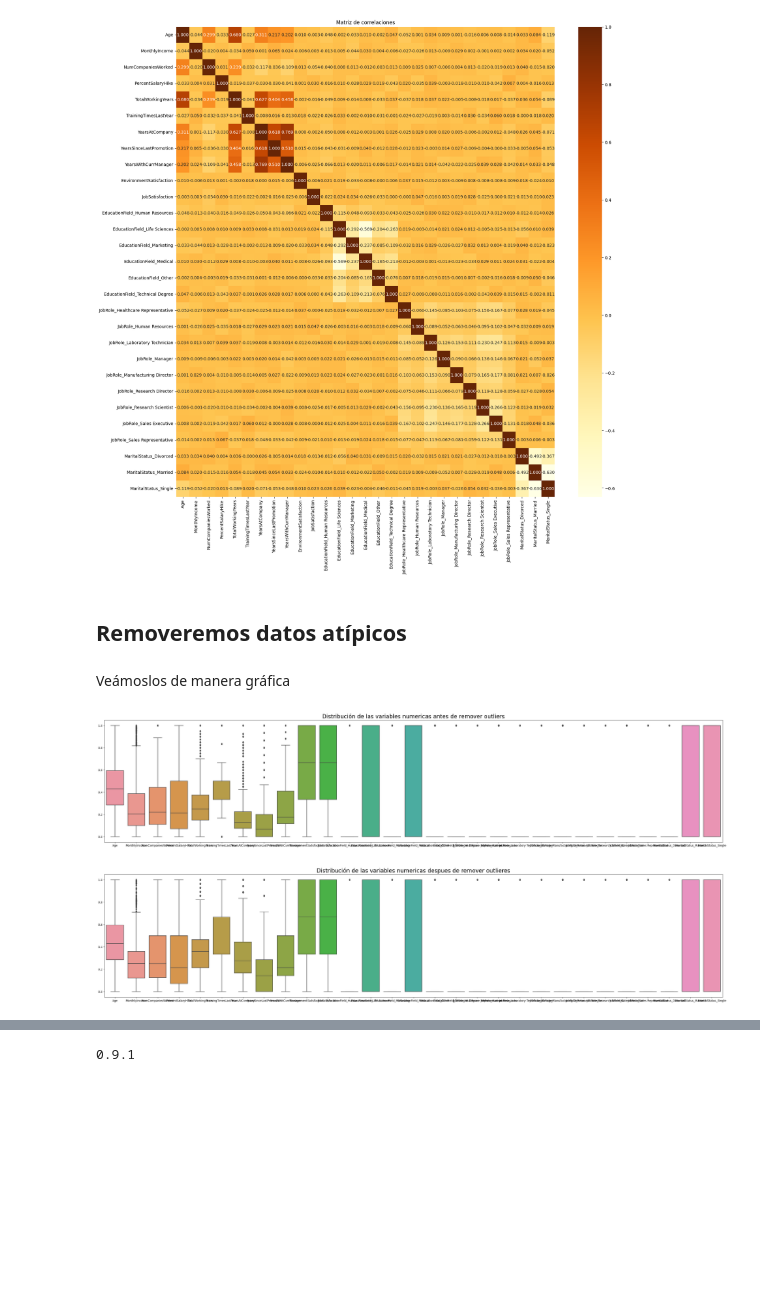
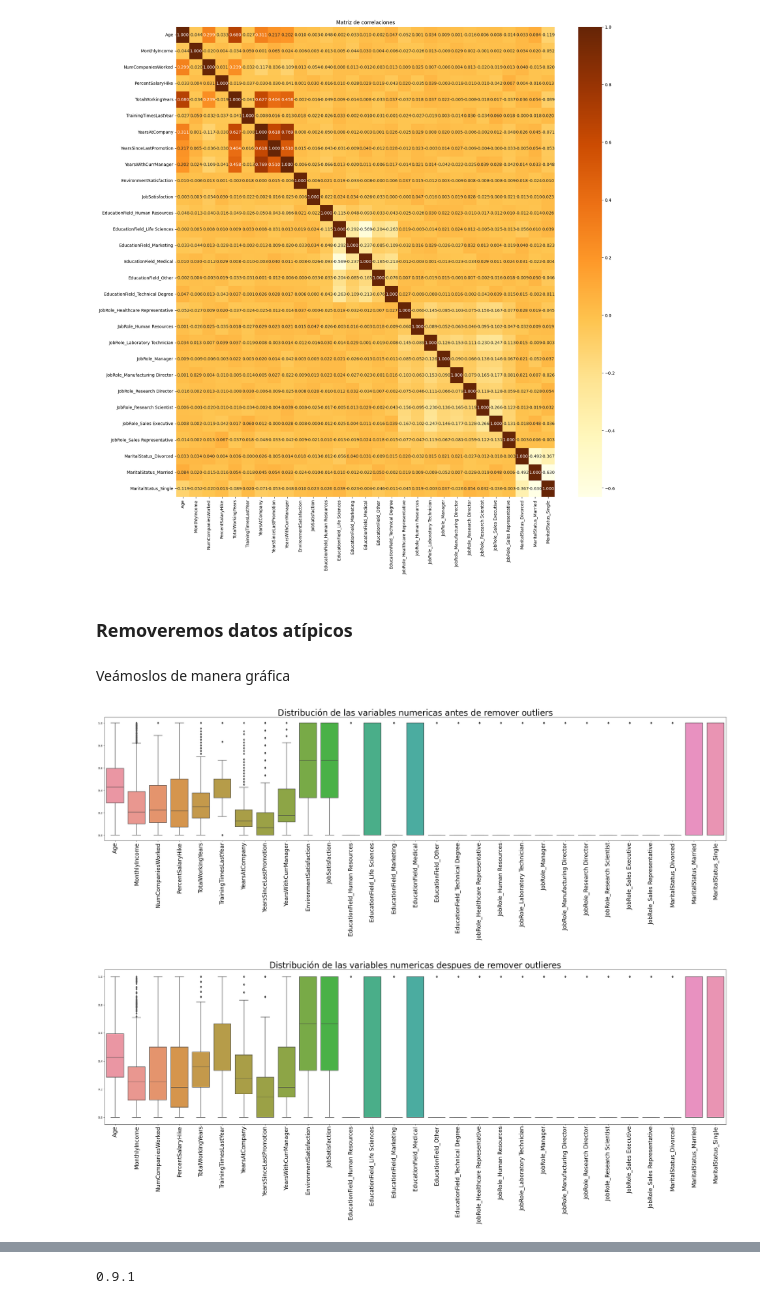
Before and after one commit to jolual2747/hr-attrition-prediction, a Jupyter notebook: HR_attrition_prediction.ipynb, the cells around one changed output, grey strips where cells are left out. Cells and saved outputs as stored; diff of their text form; code cells hidden in the pictures; blank space fills up the shorter version.

```diff
--- a/HR_attrition_prediction.ipynb
+++ b/HR_attrition_prediction.ipynb
@@ -370,20 +374,21 @@ plt.show()
 # %% [output]
 [figure]
 # %% [markdown]
-## Removeremos datos atípicos
+### Removeremos datos atípicos
 # %% [markdown]
 Veámoslos de manera gráfica
 # %%
 from sklearn.preprocessing import MinMaxScaler
 scaler = MinMaxScaler()
 
 
 plt.figure(figsize = (40, 8))
-plt.title('Distribución de las variables numericas antes de remover outliers', fontsize = 20)
+plt.title('Distribución de las variables numericas antes de remover outliers', fontsize = 30)
 sns.boxplot(data = pd.DataFrame(scaler.fit_transform(X), columns = X.columns))
+plt.xticks(fontsize = 20, rotation = 90)
 plt.show()
 # %% [output]
-[figure, old version]
+[figure, new version]
 # %%
 def remove_outliers(df, column):
   Q1 = np.quantile(df[column], 0.25)
@@ -404,10 +409,11 @@ for column in columns_to_deal_outliers:
 # estandarizamos las variables de una vez
 
 X = pd.DataFrame(scaler.fit_transform(X), columns = X.columns)
-plt.figure(figsize = (40, 8))
-plt.title('Distribución de las variables numericas despues de remover outlieres', fontsize = 20)
+plt.figure(figsize = (40, 10))
+plt.title('Distribución de las variables numericas despues de remover outlieres', fontsize = 30)
 sns.boxplot(data = X)
+plt.xticks(fontsize = 20, rotation = 90)
 plt.show()
 # %% [output]
-[figure, old version]
+[figure, new version]
 # %% [markdown]
```
Also changed, not shown: parts of 25 cells of this notebook, 2 other files.
